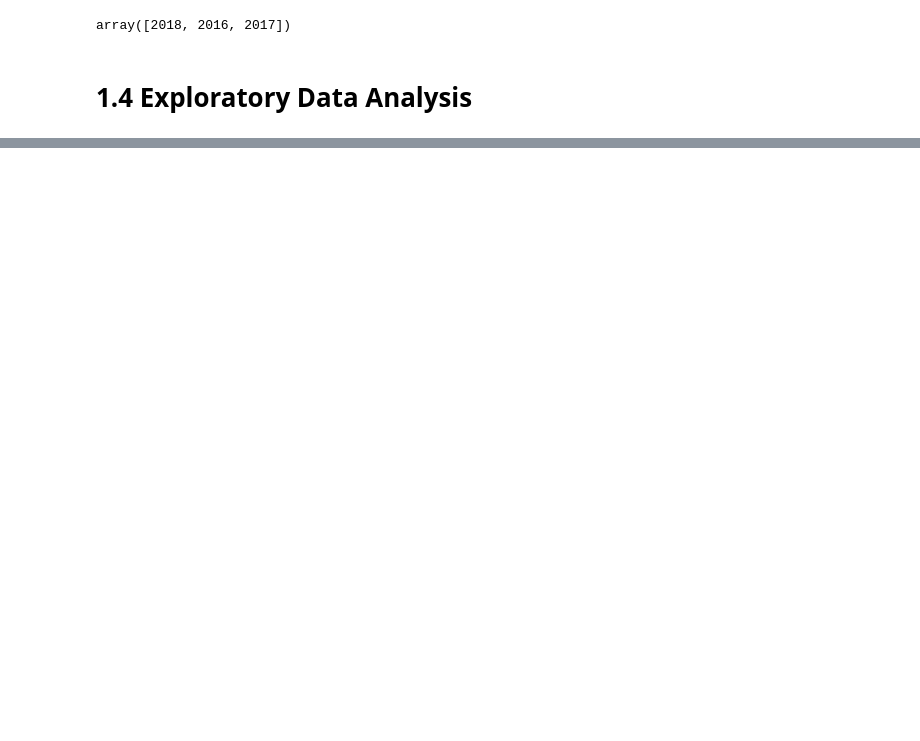
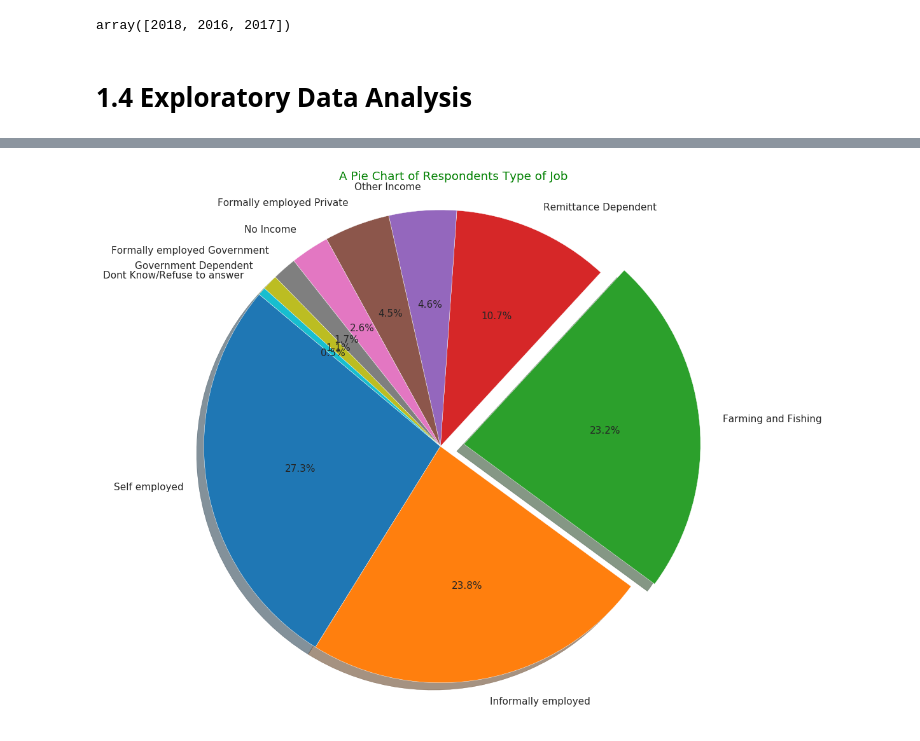
Before and after one commit to JOSEPHINEGEND/Predicting-Individuals-who-are-most-likely-to-have-or-use-a-bank-account-using-Python, a Jupyter notebook: Moringa_Data_Science_Core_W1_Independent_Project_2019_08_Josephine_Wanjiku_Python_Notebook.ipynb, the cells around one changed output, grey strips where cells are left out. Saved outputs shown, nothing was run; the diff lists cells and outputs as text; code cells hidden in the pictures; blank space fills up the shorter version.

```diff
--- a/Moringa_Data_Science_Core_W1_Independent_Project_2019_08_Josephine_Wanjiku_Python_Notebook.ipynb
+++ b/Moringa_Data_Science_Core_W1_Independent_Project_2019_08_Josephine_Wanjiku_Python_Notebook.ipynb
@@ -276,0 +333,31 @@ sns.distplot(df['household_size'], kde = True)
+# %%
+# A pie chart of the respondents type of job
+
+# grouping the data to be plotted
+
+job = df.type_of_job.value_counts()
+job
+
+# accessing the data to plot
+
+# labels
+sizes3= job.index
+sizes3
+
+# values
+data3 = job.values
+data3
+
+# plotting the pie chart
+
+plt.figure(figsize = (10,10), dpi = 110)
+plt.pie(data3, labels = sizes3, autopct = '%1.1f%%', shadow = True, explode = (0,0,0.1,0,0,0,0,0,0,0), startangle = 140)
+plt.axis('equal')
+plt.title('A Pie Chart of Respondents Type of Job', color = 'green')
+plt.show()
+
+
+# the pie chart shows that the top 3 were self employed, informed employed, and practicing farming and fishing.
+# the majority (85.9%) did not have a bank account
+# %% [output]
+[figure, added]
```
Also changed, not shown: parts of 103 cells of this notebook.
